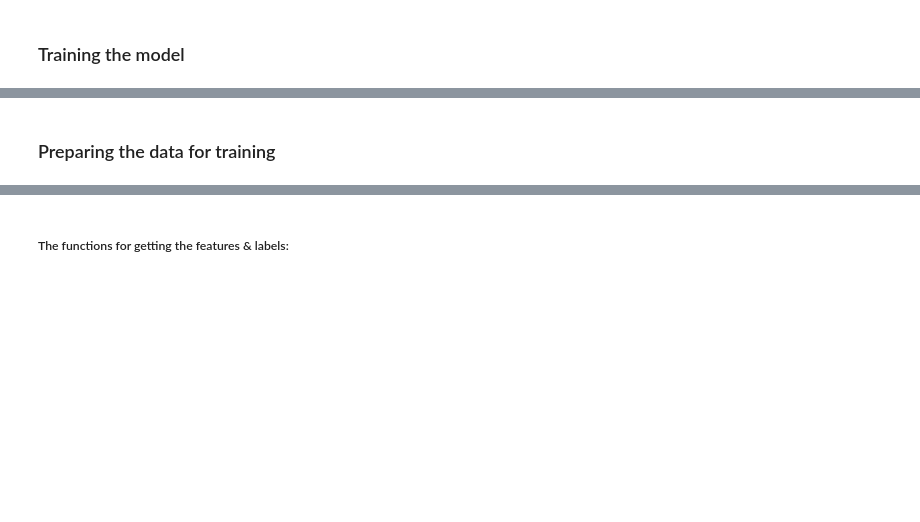
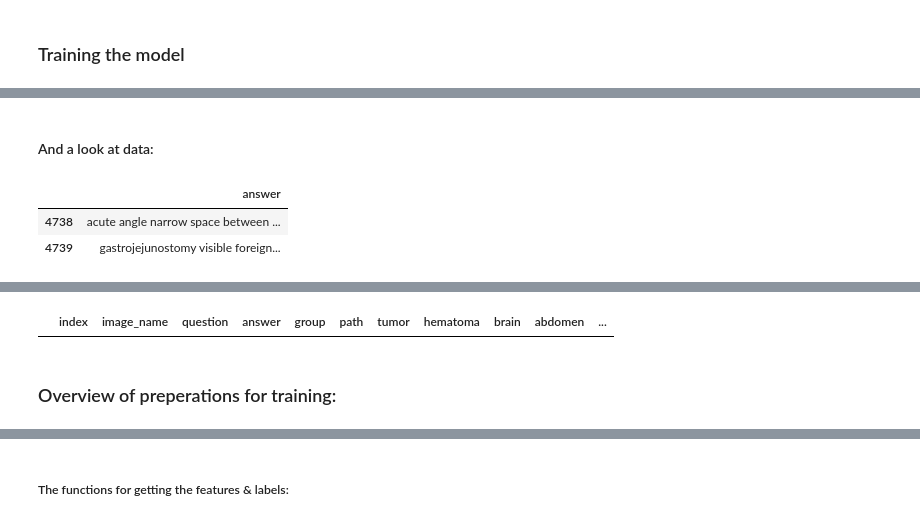
Before and after one commit to turner11/VQA-MED, a Jupyter notebook: VQA-MED/VQA.Python/4_training_model.ipynb, the cells around one changed output, grey strips where cells are left out. Saved outputs shown, nothing was run; the diff lists cells and outputs as text; code cells hidden in the pictures; blank space fills up the shorter version.

```diff
--- a/VQA-MED/VQA.Python/4_training_model.ipynb
+++ b/VQA-MED/VQA.Python/4_training_model.ipynb
@@ -33,0 +64,16 @@ strategy_str = 'CATEGORIAL'
+# %% [markdown]
+#### And a look at data:
+# %%
+mt.df_meta_answers
+mt.df_meta_words
+mt.df_meta_imaging_devices
+mt.df_meta_answers.tail(2)
+# %% [output]
+|  | answer |
+| 4738 | acute angle narrow space between ... |
+| 4739 | gastrojejunostomy visible foreign... |
+# %%
+logger.debug(f"train Shape: {mt.data_train.shape}")
+logger.debug(f"validation Shape: {mt.data_val.shape}")
+mt.data_train.head(0)
+# %% [output]
@@ -34,2 +82,3 @@ strategy_str = 'CATEGORIAL'
+|  | index | image_name | question | answer | group | path | tumor | hematoma | brain | abdomen | ... |
 # %% [markdown]
-### Preparing the data for training
+### Overview of preperations for training:
```
Also changed, not shown: parts of 38 cells of this notebook, 15 other files.
